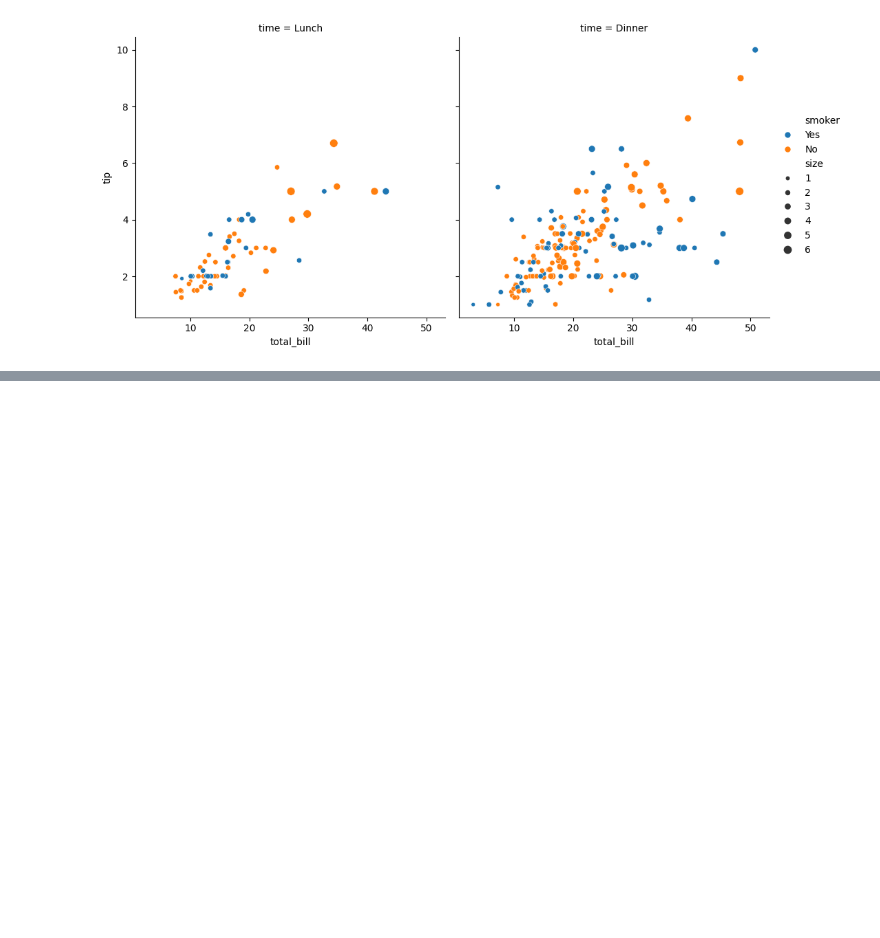
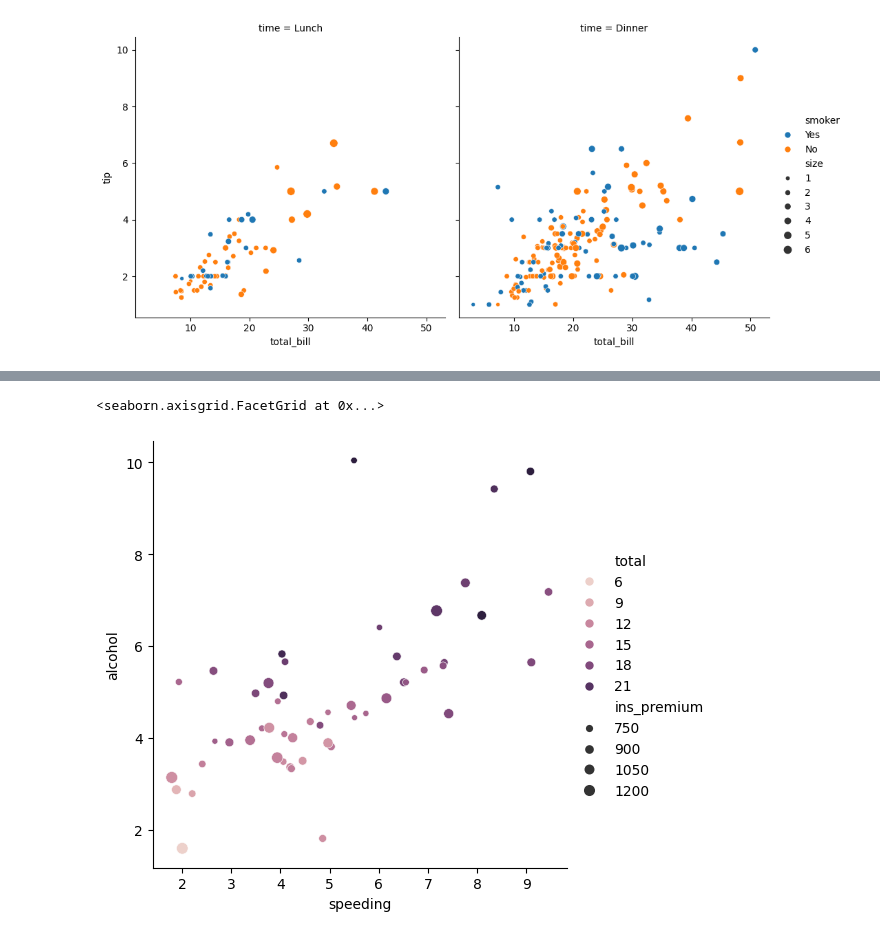
Before and after one commit to Mohammed-Abed-Alkareem/INTELLIGENT-SYSTEMS-LAB, a Jupyter notebook: Exp_2/exp_2.ipynb, the cells around one changed output, grey strips where cells are left out. Cells and saved outputs as stored; diff of their text form; code cells hidden in the pictures; blank space fills up the shorter version.

```diff
--- a/Exp_2/exp_2.ipynb
+++ b/Exp_2/exp_2.ipynb
@@ -159,0 +184,3 @@ sns.relplot(data=tips,
+# %%
+car_crashes = sns.load_dataset("car_crashes")
+car_crashes.info()
@@ -159,0 +221,11 @@ sns.relplot(data=tips,
+# %%
+sns.relplot(
+    data=car_crashes,
+    x='speeding',      # X-axis: percentage of crashes involving speeding
+    y='alcohol',       # Y-axis: percentage of crashes involving alcohol
+    hue='total',       # Color: total number of crashes
+    size='ins_premium', # Size: insurance premiums
+)
+# %% [output]
+<seaborn.axisgrid.FacetGrid at 0x...>
+[figure, added]
```
Also changed, not shown: parts of 33 cells of this notebook.
